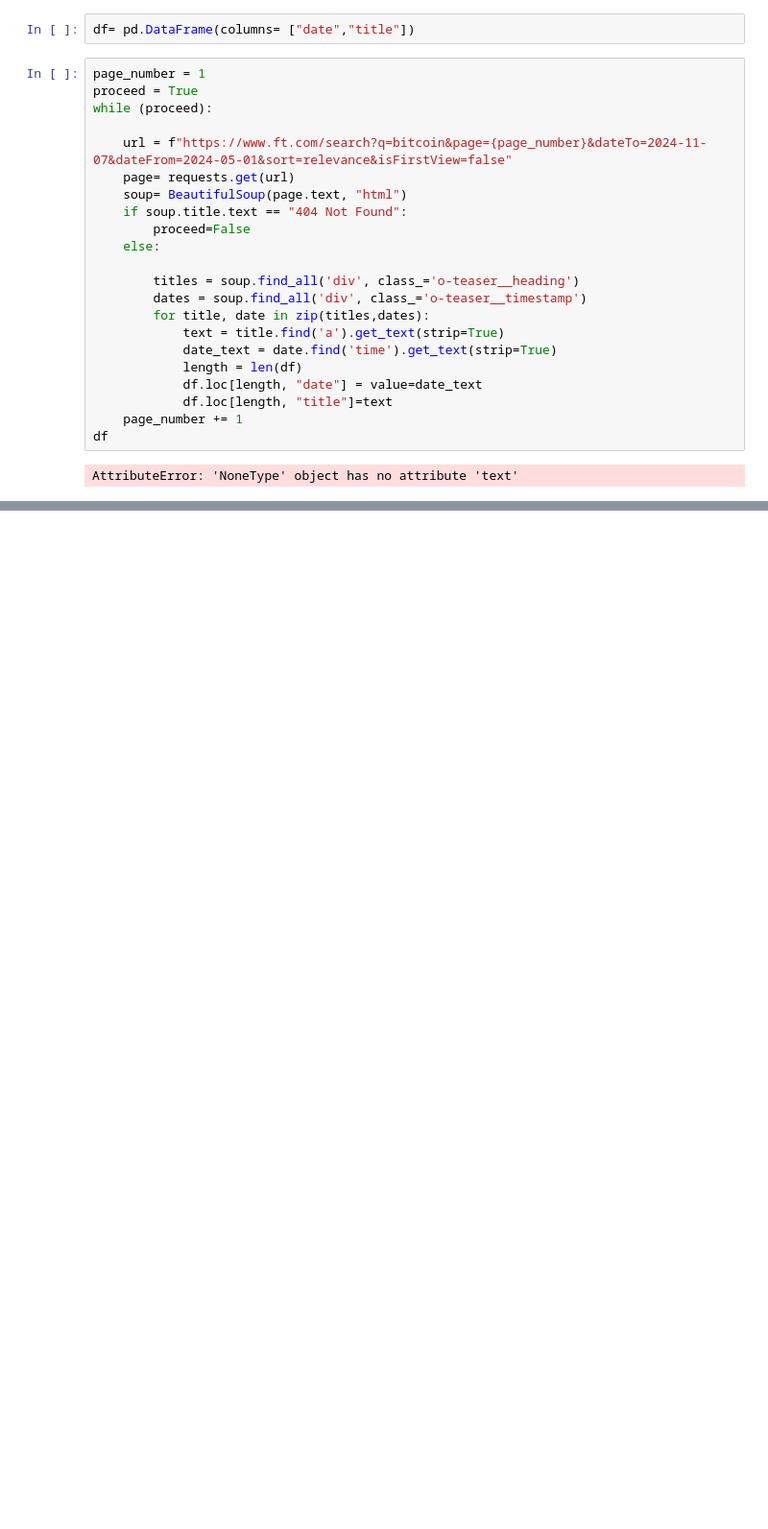
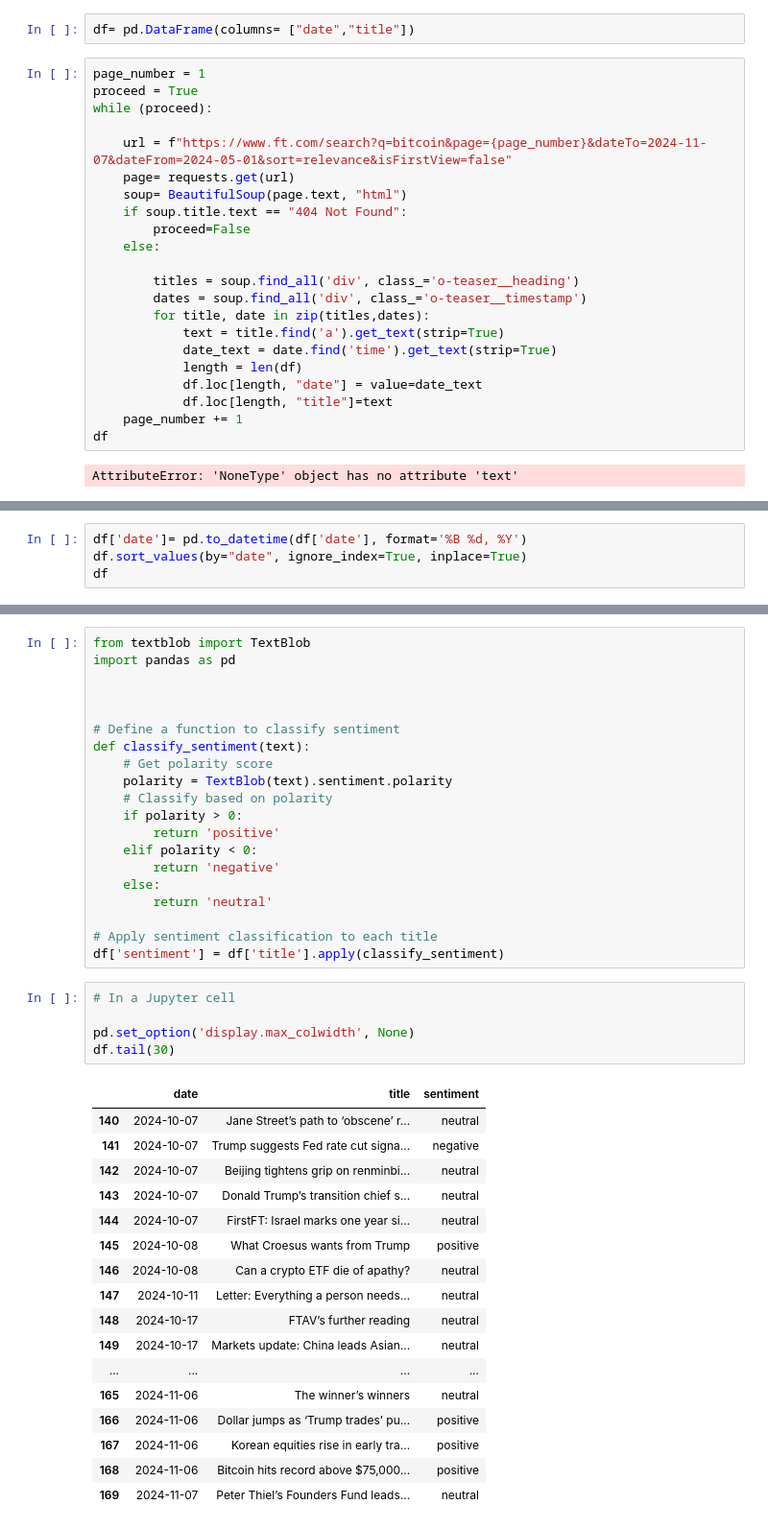
Before and after one commit to Rojhak/web_scraping, a Jupyter notebook: bitcoin_news.ipynb, the cells around one changed output, grey strips where cells are left out. Shown: that part at 96% size. Drawn from its saved outputs; the diff is of its cells as text; blank space fills up the shorter version.

```diff
--- a/bitcoin_news.ipynb
+++ b/bitcoin_news.ipynb
@@ -114,0 +129,4 @@ delt
+# %%
+df['date']= pd.to_datetime(df['date'], format='%B %d, %Y')
+df.sort_values(by="date", ignore_index=True, inplace=True)
+df
@@ -114,0 +147,43 @@ delt
+# %%
+from textblob import TextBlob
+import pandas as pd
+
+
+
+# Define a function to classify sentiment
+def classify_sentiment(text):
+    # Get polarity score
+    polarity = TextBlob(text).sentiment.polarity
+    # Classify based on polarity
+    if polarity > 0:
+        return 'positive'
+    elif polarity < 0:
+        return 'negative'
+    else:
+        return 'neutral'
+
+# Apply sentiment classification to each title
+df['sentiment'] = df['title'].apply(classify_sentiment)
+# %%
+# In a Jupyter cell
+
+pd.set_option('display.max_colwidth', None)
+df.tail(30)
+# %% [output]
+|  | date | title | sentiment |
+| 140 | 2024-10-07 | Jane Street’s path to ‘obscene’ r... | neutral |
+| 141 | 2024-10-07 | Trump suggests Fed rate cut signa... | negative |
+| 142 | 2024-10-07 | Beijing tightens grip on renminbi... | neutral |
+| 143 | 2024-10-07 | Donald Trump’s transition chief s... | neutral |
+| 144 | 2024-10-07 | FirstFT: Israel marks one year si... | neutral |
+| 145 | 2024-10-08 | What Croesus wants from Trump | positive |
+| 146 | 2024-10-08 | Can a crypto ETF die of apathy? | neutral |
+| 147 | 2024-10-11 | Letter: Everything a person needs... | neutral |
+| 148 | 2024-10-17 | FTAV’s further reading | neutral |
+| 149 | 2024-10-17 | Markets update: China leads Asian... | neutral |
+| ... | ... | ... | ... |
+| 165 | 2024-11-06 | The winner’s winners | neutral |
+| 166 | 2024-11-06 | Dollar jumps as ‘Trump trades’ pu... | positive |
+| 167 | 2024-11-06 | Korean equities rise in early tra... | positive |
+| 168 | 2024-11-06 | Bitcoin hits record above $75,000... | positive |
+| 169 | 2024-11-07 | Peter Thiel’s Founders Fund leads... | neutral |
```
Also changed, not shown: parts of 5 cells of this notebook, 2 other files.
